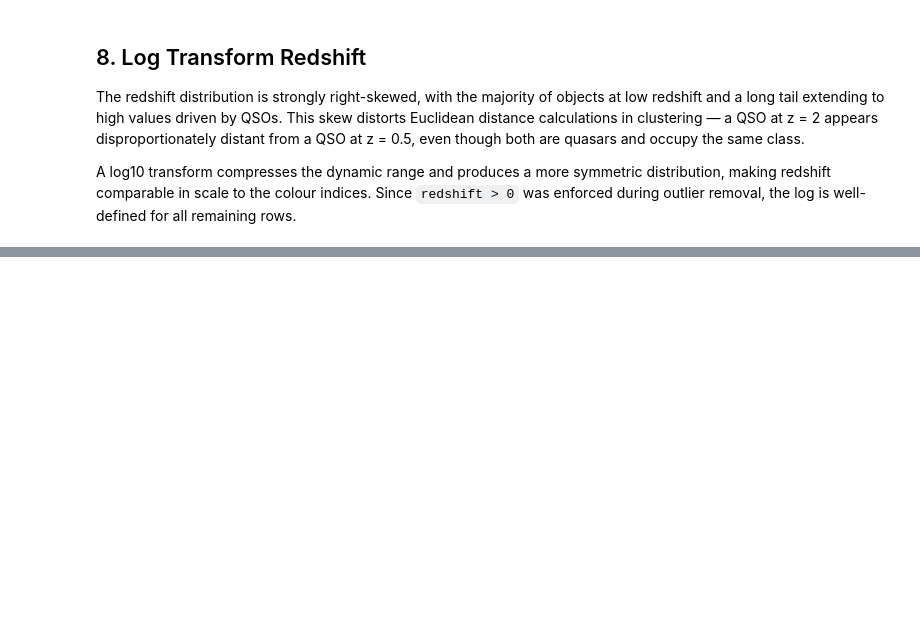
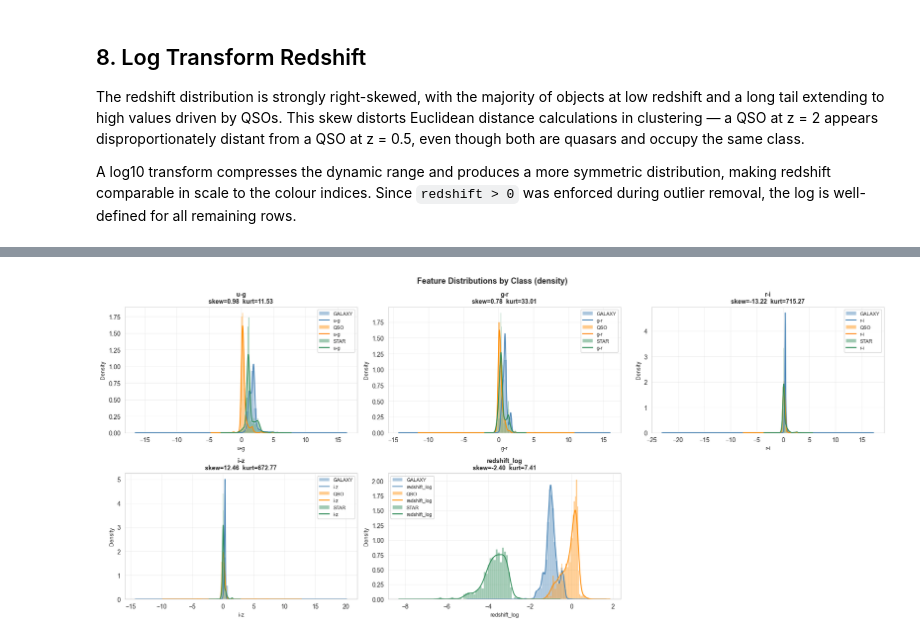
Before and after one commit to DaerenKim/IT1244-Astral-Sentiment-Analysis-Clustering, a Jupyter notebook: astral_eda.ipynb, the cells around one changed output, grey strips where cells are left out. Drawn from its saved outputs; the diff is of its cells as text; code cells hidden in the pictures; blank space fills up the shorter version.

```diff
--- a/astral_eda.ipynb
+++ b/astral_eda.ipynb
@@ -214,0 +254,29 @@ Final columns: ['objid', 'class', 'u-g', 'g-r', 'r-i', 'i-z', 'u-z', 'g-z', 'red
+# %%
+# Histograms + KDE per feature, split by class
+colors = {'GALAXY': 'steelblue', 'QSO': 'darkorange', 'STAR': 'seagreen'}
+
+fig, axes = plt.subplots(2, 3, figsize=(18, 8))
+axes = axes.flatten()
+
+for i, col in enumerate(feat_cols):
+    ax = axes[i]
+    for cls, color in colors.items():
+        subset = df[df['class'] == cls][col]
+        ax.hist(subset, bins=40, alpha=0.45, color=color, density=True,
+                label=cls, edgecolor='white', linewidth=0.3)
+        subset.plot.kde(ax=ax, color=color, linewidth=1.5)
+    ax.set_title(
+        f'{col}\nskew={df[col].skew():.2f}  kurt={df[col].kurtosis():.2f}',
+        fontsize=10, fontweight='bold'
+    )
+    ax.set_xlabel(col, fontsize=9)
+    ax.set_ylabel('Density', fontsize=9)
+    ax.legend(fontsize=8)
+    ax.grid(True, alpha=0.3)
+
+axes[-1].set_visible(False)
+plt.suptitle('Feature Distributions by Class (density)', fontsize=13, fontweight='bold')
+plt.tight_layout()
+plt.show()
+# %% [output]
+[figure, added]
```
Also changed, not shown: parts of 13 cells of this notebook, 11 other files.
